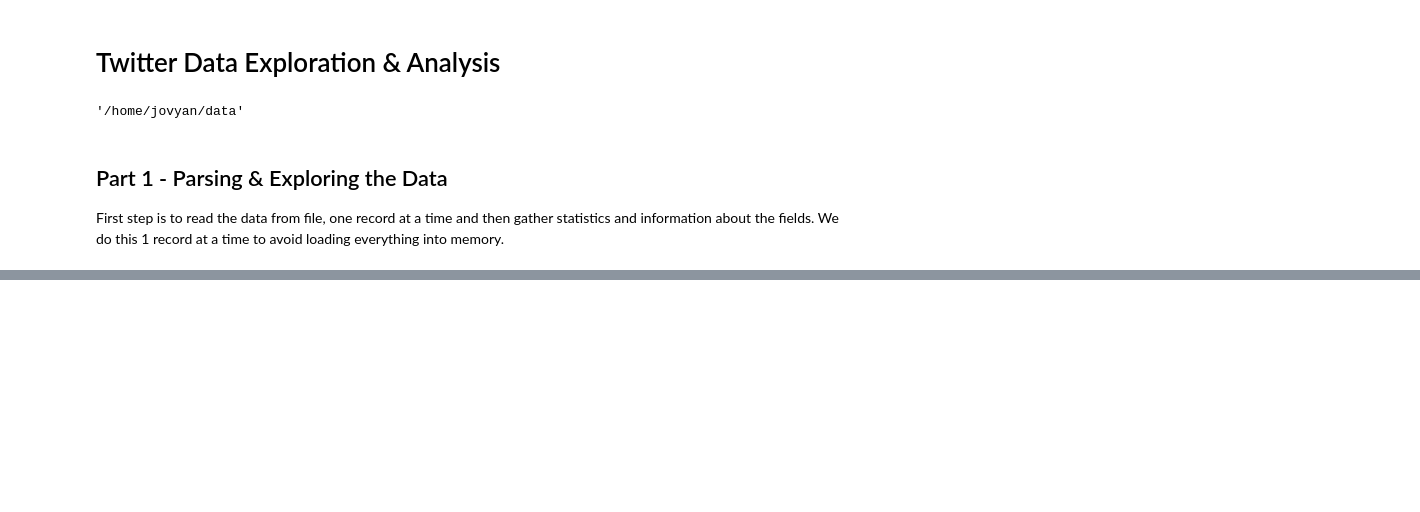
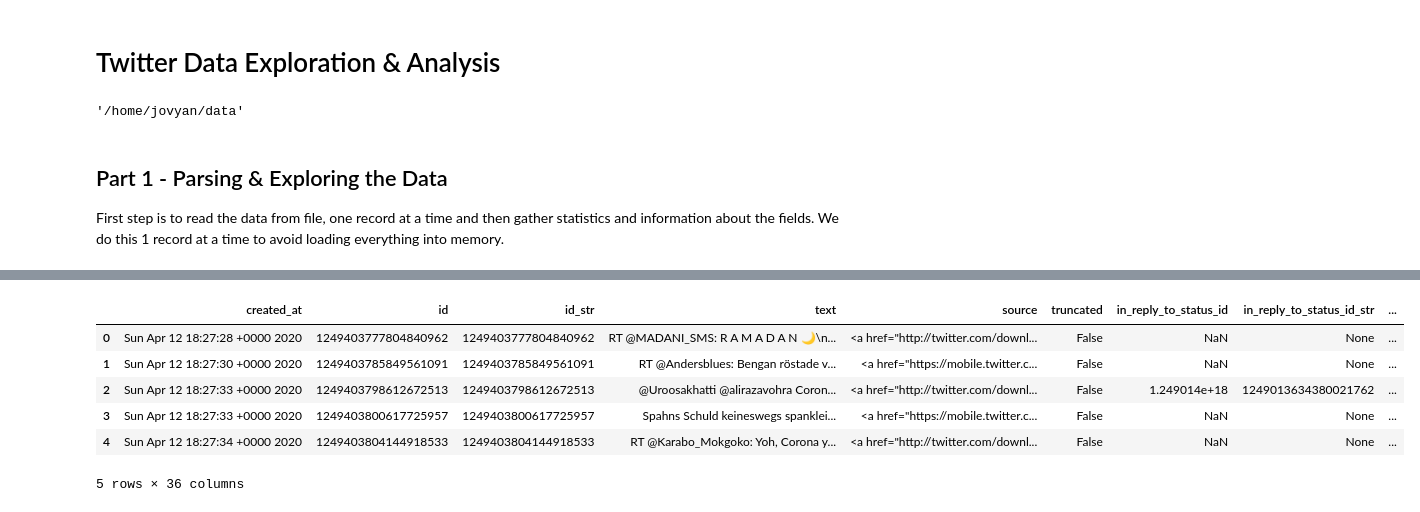
Before and after one commit to d-shehu/msds-data-mgmt-team12-finalproject, a Jupyter notebook: notebooks/twitter_stats_workbook.ipynb, the cells around one changed output, grey strips where cells are left out. Drawn from its saved outputs; the diff is of its cells as text; code cells hidden in the pictures; blank space fills up the shorter version.

```diff
--- a/notebooks/twitter_stats_workbook.ipynb
+++ b/notebooks/twitter_stats_workbook.ipynb
@@ -203,0 +240,9 @@ fnGetRecords(filepath, 1, True)
+# %%
+# Get a sample, 30 random records, from the 1st 1000 tweets to test the logic.
+lsSample = random.sample(range(0, 1000), 30)
+lsSample.sort()
+
+# Arguments for the processing function
+processArgs = {"recordList": []}
+numScanned = fnGetRecords(filepath, fnGetList, 0, 1000, lsSample, False, processArgs)
+print("Scanned ", numScanned, " records")
@@ -203,0 +252,6 @@ fnGetRecords(filepath, 1, True)
+# %%
+# Convert list to data frame
+df = pandas.DataFrame.from_records(processArgs["recordList"])
+
+# Let's see the columns
+df.info()
@@ -203,0 +276,10 @@ fnGetRecords(filepath, 1, True)
+# %%
+df.head(5)
+# %% [output]
+|  | created_at | id | id_str | text | source | truncated | in_reply_to_status_id | in_reply_to_status_id_str | ... |
+| 0 | Sun Apr 12 18:27:28 +0000 2020 | 1249403777804840962 | 1249403777804840962 | RT @MADANI_SMS: R A M A D A N 🌙\n... | <a href="http://twitter.com/downl... | False | NaN | None | ... |
+| 1 | Sun Apr 12 18:27:30 +0000 2020 | 1249403785849561091 | 1249403785849561091 | RT @Andersblues: Bengan röstade v... | <a href="https://mobile.twitter.c... | False | NaN | None | ... |
+| 2 | Sun Apr 12 18:27:33 +0000 2020 | 1249403798612672513 | 1249403798612672513 | @Uroosakhatti @alirazavohra Coron... | <a href="http://twitter.com/downl... | False | 1.249014e+18 | 1249013634380021762 | ... |
+| 3 | Sun Apr 12 18:27:33 +0000 2020 | 1249403800617725957 | 1249403800617725957 | Spahns Schuld keineswegs spanklei... | <a href="https://mobile.twitter.c... | False | NaN | None | ... |
+| 4 | Sun Apr 12 18:27:34 +0000 2020 | 1249403804144918533 | 1249403804144918533 | RT @Karabo_Mokgoko: Yoh, Corona y... | <a href="http://twitter.com/downl... | False | NaN | None | ... |
+5 rows × 36 columns
```
Also changed, not shown: parts of 56 cells of this notebook, 4 other files.
